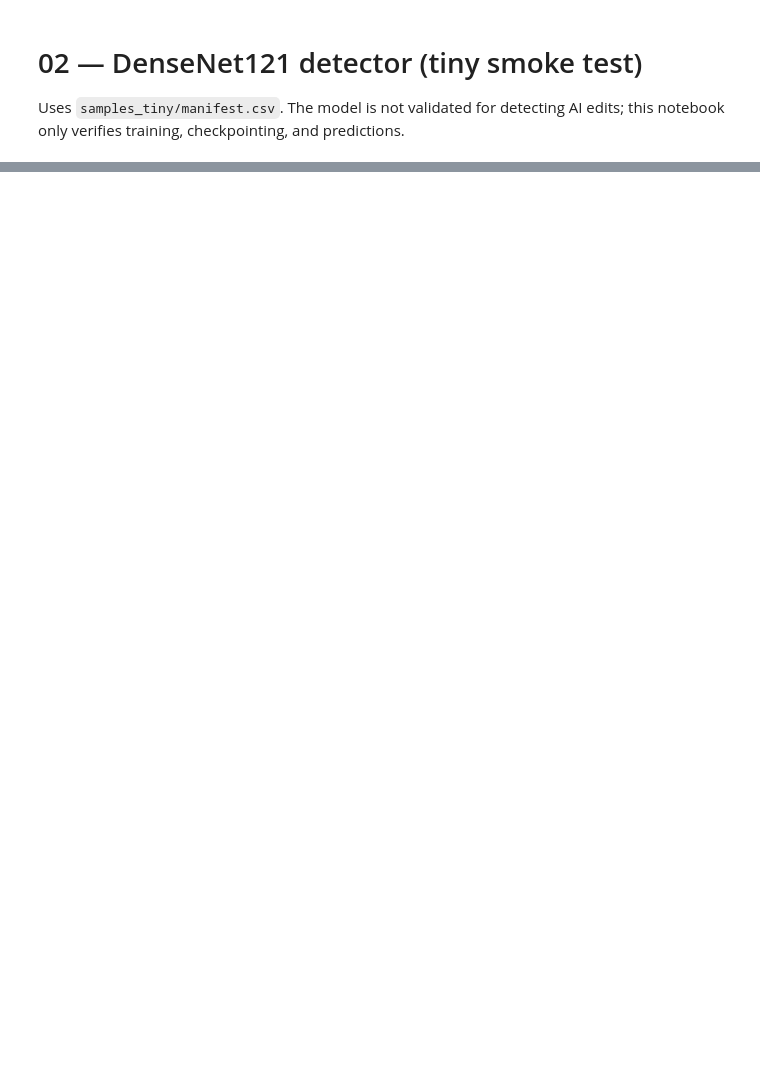
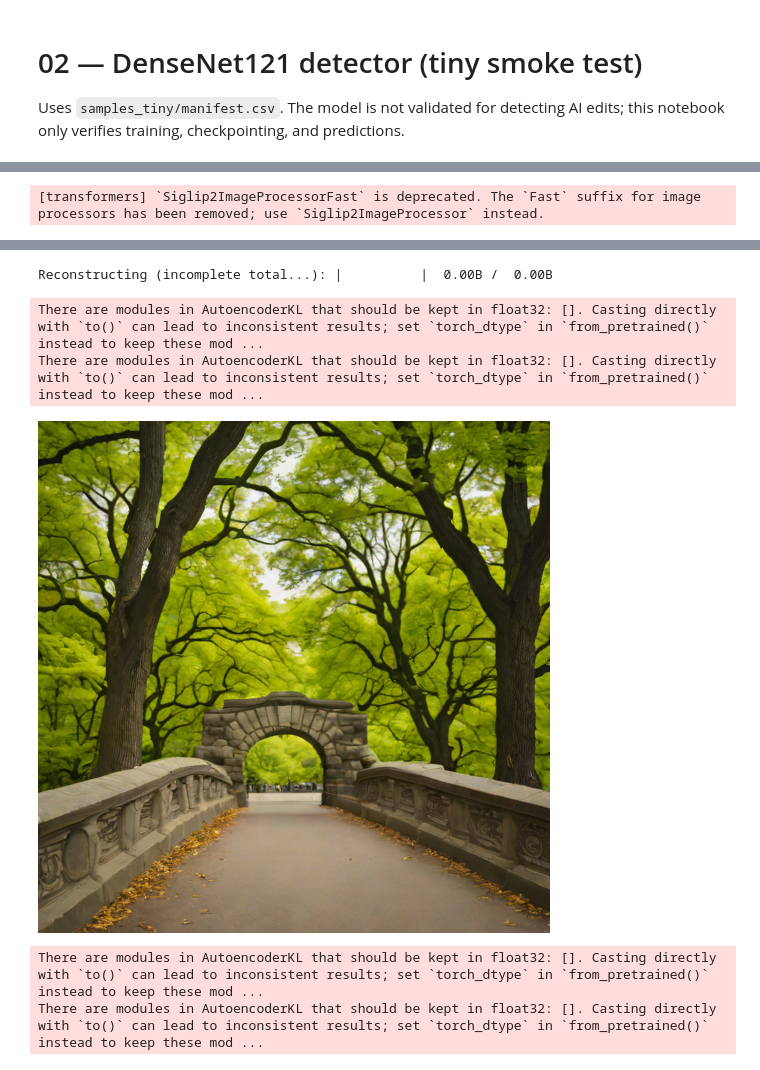
Before and after one commit to SunJ2432/ai-image-compliance, a Jupyter notebook: notebooks/02_detector.ipynb, the cells around one changed output, grey strips where cells are left out. Saved outputs shown, nothing was run; the diff lists cells and outputs as text; code cells hidden in the pictures; blank space fills up the shorter version.

```diff
--- a/notebooks/02_detector.ipynb
+++ b/notebooks/02_detector.ipynb
@@ -87,0 +115,39 @@ Reloaded model: {'prob': 0.32856687903404236, 'label': 'real', 'model_version':
+# %%
+import torch
+from diffusers import AutoPipelineForText2Image
+from IPython.display import display
+
+pipe = AutoPipelineForText2Image.from_pretrained(
+    "stabilityai/sdxl-turbo",
+    torch_dtype=torch.float16,
+    variant="fp16"
+).to("cuda")
+
+prompt = (
+    "Landscape photograph of Central Park in New York City, "
+    "a historic Gothic stone arch bridge spanning a quiet bridle path, "
+    "mature trees, no people, no text"
+)
+
+fake_paths = []
+
+for i in range(2):
+    image = pipe(
+        prompt=prompt,
+        num_inference_steps=4,
+        guidance_scale=0.0,
+        height=512,
+        width=512,
+        generator=torch.Generator(device="cuda").manual_seed(42 + i)
+    ).images[0]
+
+    path = test_dir / f"fake_central_park_{i+1}.jpg"
+    image.save(path, quality=95)
+    fake_paths.append(path)
+
+    display(image)
+
+del pipe
+torch.cuda.empty_cache()
+# %% [output]
+[transformers] `Siglip2ImageProcessorFast` is deprecated. The `Fast` suffix for image processors has been removed; use `Siglip2ImageProcessor` instead.
@@ -87,0 +155,6 @@ Reloaded model: {'prob': 0.32856687903404236, 'label': 'real', 'model_version':
+Reconstructing (incomplete total...): |          |  0.00B /  0.00B
+There are modules in AutoencoderKL that should be kept in float32: []. Casting directly with `to()` can lead to inconsistent results; set `torch_dtype` in `from_pretrained()` instead to keep these mod ...
+There are modules in AutoencoderKL that should be kept in float32: []. Casting directly with `to()` can lead to inconsistent results; set `torch_dtype` in `from_pretrained()` instead to keep these mod ...
+[figure, added]
+There are modules in AutoencoderKL that should be kept in float32: []. Casting directly with `to()` can lead to inconsistent results; set `torch_dtype` in `from_pretrained()` instead to keep these mod ...
+There are modules in AutoencoderKL that should be kept in float32: []. Casting directly with `to()` can lead to inconsistent results; set `torch_dtype` in `from_pretrained()` instead to keep these mod ...
```
Also changed, not shown: parts of 9 cells of this notebook.
